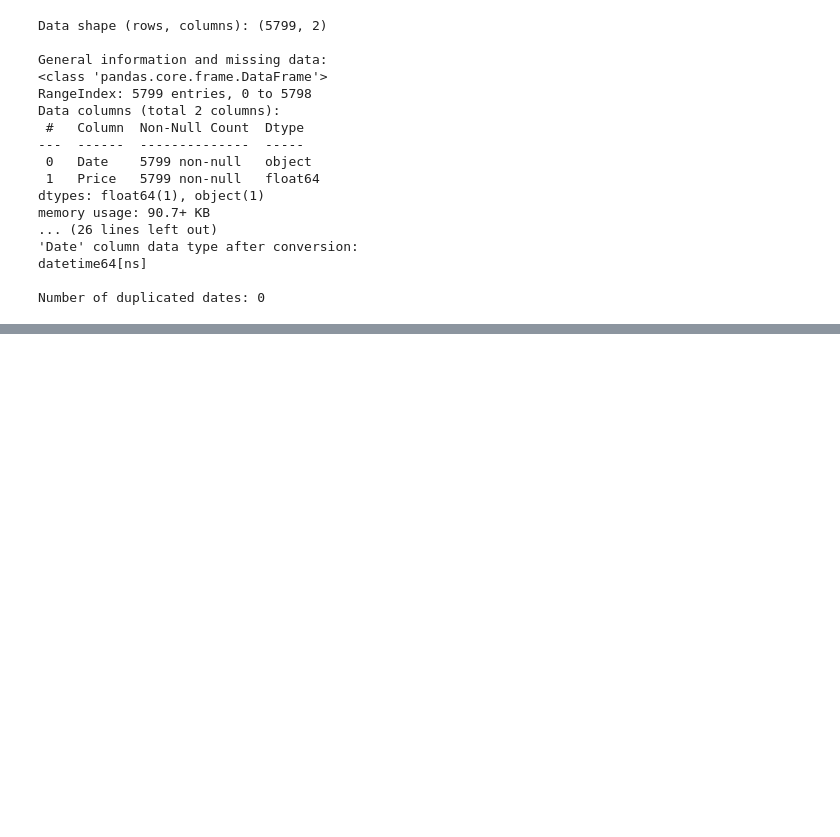
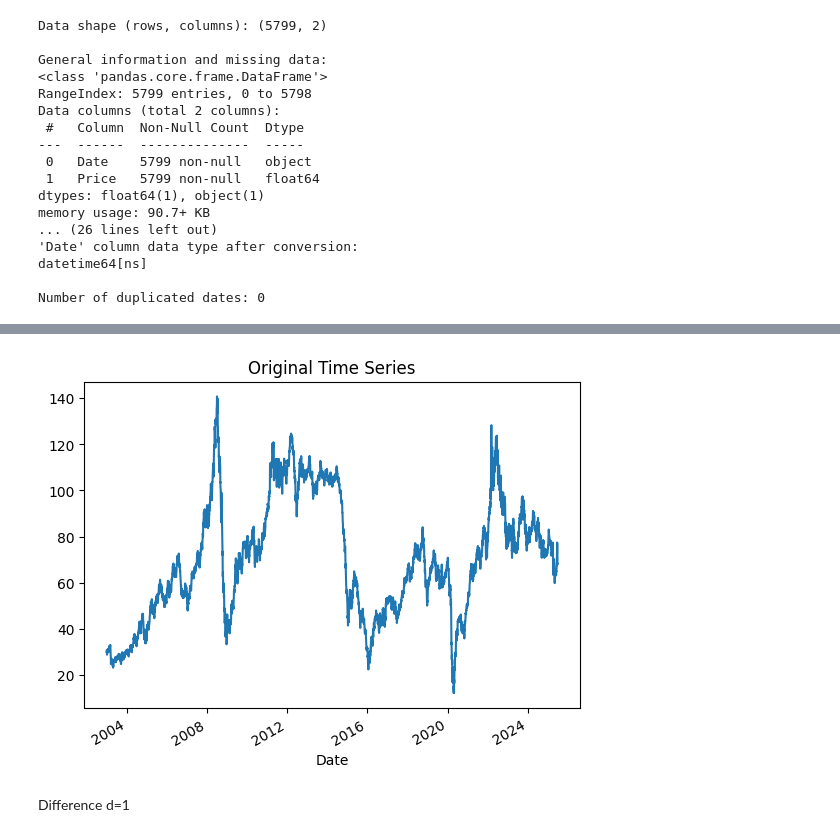
Before and after one commit to AliSalman25/first-Jupyter-Notebook-for-the-experiments, a Jupyter notebook: colab_first_paper.ipynb, the cells around one changed output, grey strips where cells are left out. Cells and saved outputs as stored; diff of their text form; code cells hidden in the pictures; blank space fills up the shorter version.

```diff
--- a/colab_first_paper.ipynb
+++ b/colab_first_paper.ipynb
@@ -135,0 +154,4 @@ Number of duplicated dates: 0
+# %%
+df = pd.read_csv('/content/drive/MyDrive/Colab Notebooks/FirstPaperColabWork/Dataset.csv')
+df['Date'] = pd.to_datetime(df['Date'])
+df.set_index('Date', inplace=True)
@@ -135,0 +218,8 @@ Number of duplicated dates: 0
+# %%
+df['Price'].plot(title='Original Time Series')
+plt.show()
+# %% [output]
+[figure, added]
+# %% [markdown]
+Difference
+d=1
```
Also changed, not shown: parts of 7 cells of this notebook.
